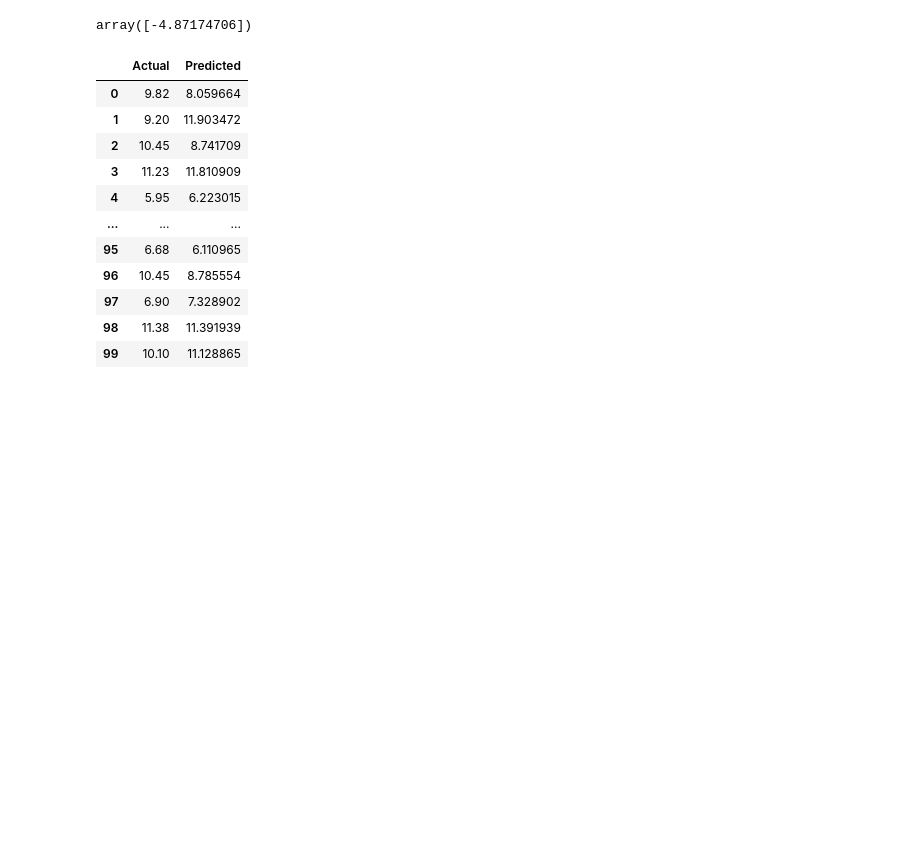
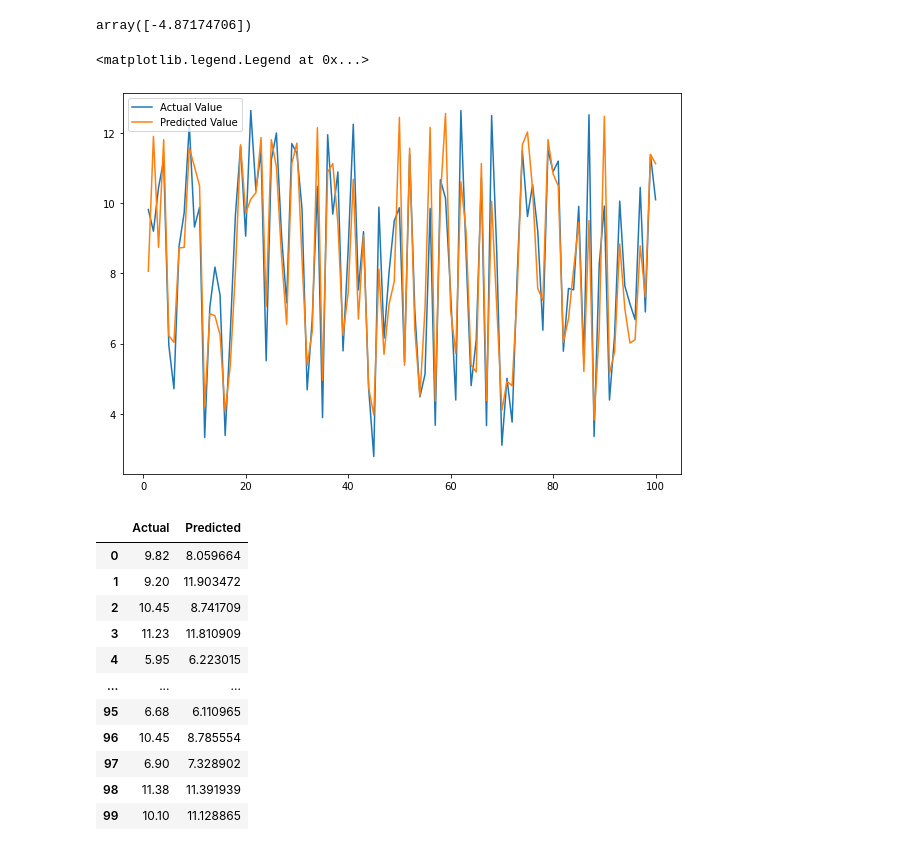
Before and after one commit to yinnyC/CalCOFI-Regression-ML, a Jupyter notebook: regression-CalCOFI.ipynb, the cells around one changed output. Cells and saved outputs as stored; diff of their text form; code cells hidden in the pictures; blank space fills up the shorter version.

```diff
--- a/regression-CalCOFI.ipynb
+++ b/regression-CalCOFI.ipynb
@@ -20,8 +111,11 @@ df.describe()
 # %%
 # Data Cleaning
-df = df[['Salnty', 'T_degC']]
+df = df[['Salnty', 'T_deplot']]
 df.dropna(axis = 0,inplace = True)
 df.shape # (814247, 2) too many data, we just take 500 rows
 df = df[:][:500]
 df.shape
+sns.regplot(x="Salnty", y="T_degC", data=df);
+# From the Graph, we can see there's a correlation between Salnty and Temperature
+df.corrwith(df['T_degC']) # -0.921586
 # %% [output]
@@ -56,6 +144,17 @@ regessor.coef_
 array([-4.87174706])
 # %%
 y_pred = regessor.predict(X_test.reshape(-1,1))
+# %%
+# The Shapes of the redicted value and actual value are similar
+
+x = np.arange(1, 101, 1)
+plt.subplots(figsize=(10,7))
+plt.plot(x,y_test,label='Actual Value')
+plt.plot(x,y_pred,label='Predicted Value')
+plt.legend()
+# %% [output]
+<matplotlib.legend.Legend at 0x...>
+[figure, added]
 # %%
 result_df = pd.DataFrame({'Actual' : y_test, 'Predicted': y_pred})
 result_df
```
Also changed, not shown: parts of 9 cells of this notebook.
